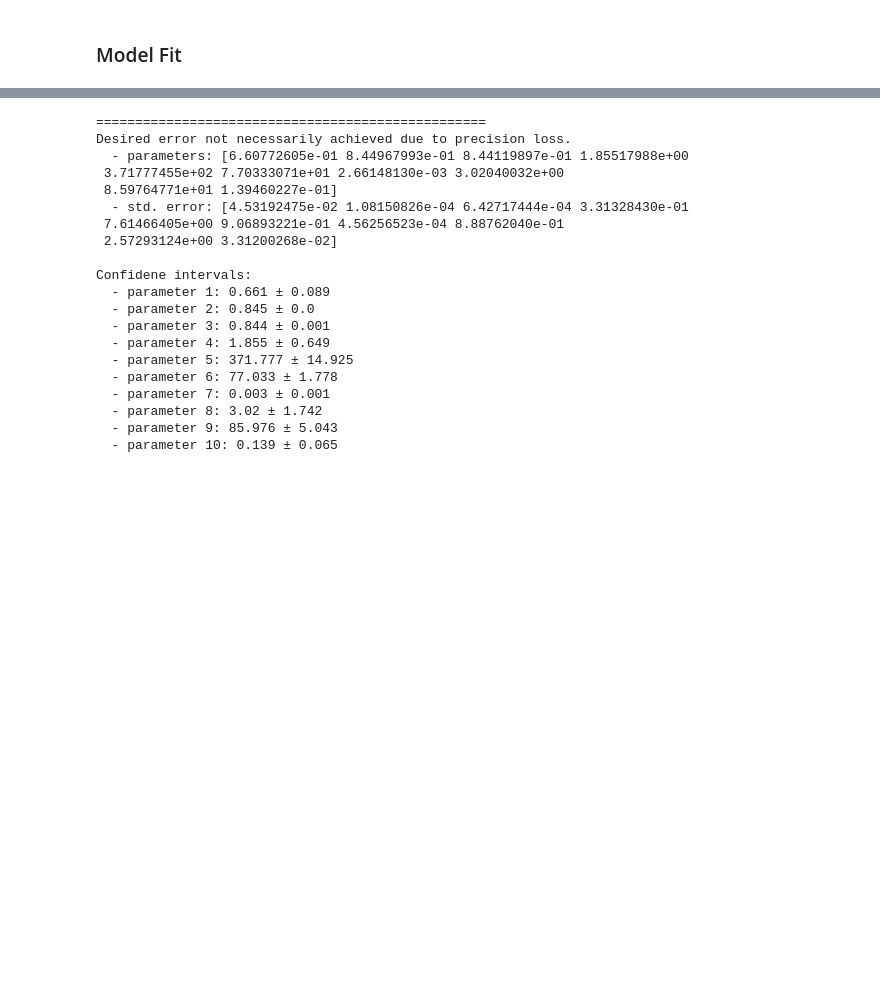
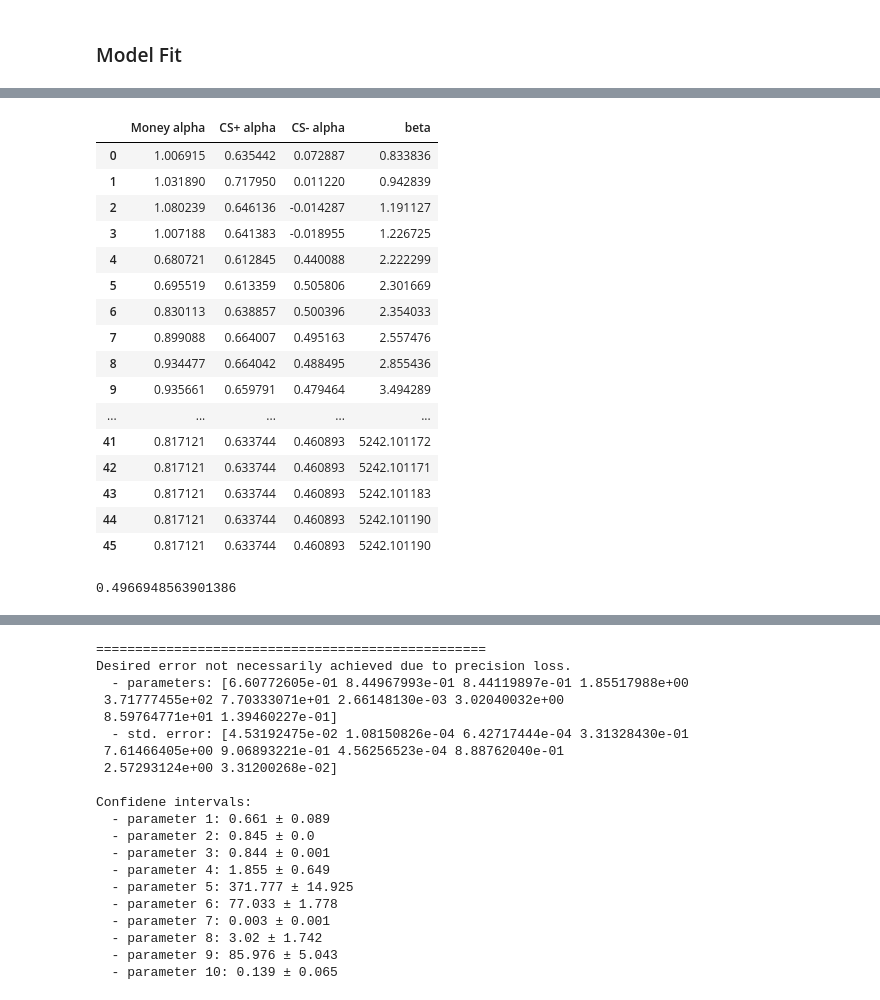
Before and after one commit to ffviana/nutreconDrive, a Jupyter notebook: 3. Analysis/nutrecon_simulation.ipynb, the cells around one changed output, grey strips where cells are left out. Saved outputs shown, nothing was run; the diff lists cells and outputs as text; code cells hidden in the pictures; blank space fills up the shorter version.

```diff
--- a/3. Analysis/nutrecon_simulation.ipynb
+++ b/3. Analysis/nutrecon_simulation.ipynb
@@ -303,4 +370,6 @@ x0_6params = (alphaMoney0, alphaCplus0, alphaCminus0,
 # %%
 
 args = (subjectTrials_df.copy())
-res_st, res_mt = sim.stepwise_estimate(args, x0_6params)
+
+
+res_st, res_mt, st_iterParams_df, mt_iterParams_df = sim.stepwise_estimate(args, x0_6params)
@@ -307,3 +394,27 @@ res_st, res_mt = sim.stepwise_estimate(args, x0_6params)
+# %%
+st_iterParams_df
+# %% [output]
+|  | Money alpha | CS+ alpha | CS- alpha | beta |
+| 0 | 1.006915 | 0.635442 | 0.072887 | 0.833836 |
+| 1 | 1.031890 | 0.717950 | 0.011220 | 0.942839 |
+| 2 | 1.080239 | 0.646136 | -0.014287 | 1.191127 |
+| 3 | 1.007188 | 0.641383 | -0.018955 | 1.226725 |
+| 4 | 0.680721 | 0.612845 | 0.440088 | 2.222299 |
+| 5 | 0.695519 | 0.613359 | 0.505806 | 2.301669 |
+| 6 | 0.830113 | 0.638857 | 0.500396 | 2.354033 |
+| 7 | 0.899088 | 0.664007 | 0.495163 | 2.557476 |
+| 8 | 0.934477 | 0.664042 | 0.488495 | 2.855436 |
+| 9 | 0.935661 | 0.659791 | 0.479464 | 3.494289 |
+| ... | ... | ... | ... | ... |
+| 41 | 0.817121 | 0.633744 | 0.460893 | 5242.101172 |
+| 42 | 0.817121 | 0.633744 | 0.460893 | 5242.101171 |
+| 43 | 0.817121 | 0.633744 | 0.460893 | 5242.101183 |
+| 44 | 0.817121 | 0.633744 | 0.460893 | 5242.101190 |
+| 45 | 0.817121 | 0.633744 | 0.460893 | 5242.101190 |
+# %%
+np.tan(0.461)
+# %% [output]
+0.4966948563901386
 # %%
 sim.print_stepwiseModel_output(res_st, res_mt)
 # %% [output]
```
Also changed, not shown: parts of 19 cells of this notebook, 2 other files.
